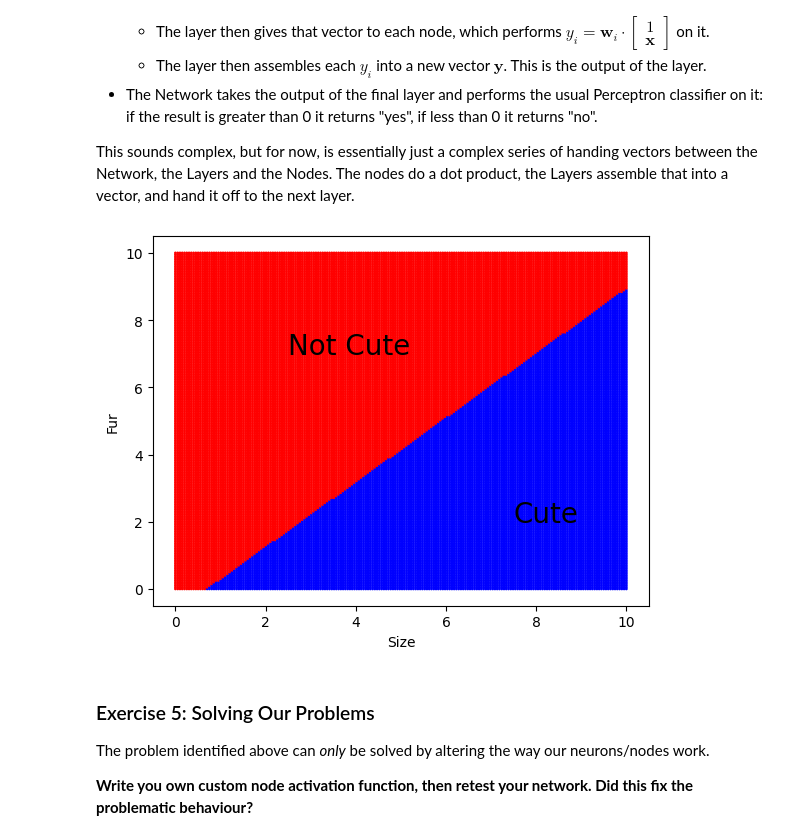
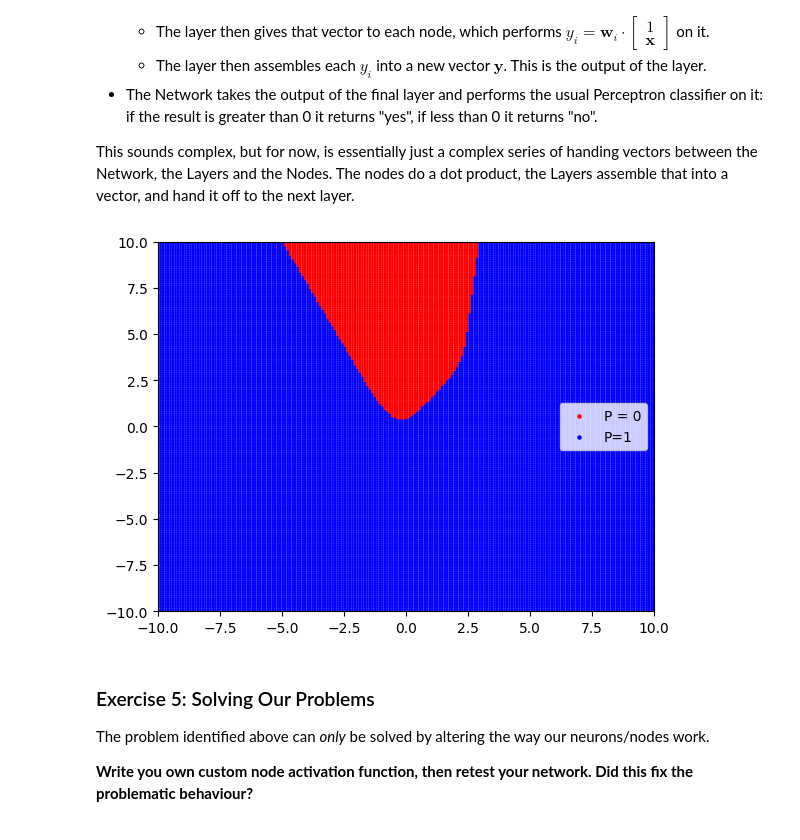
Before and after one commit to wtsi-hpag/xAIWorkshop, a Jupyter notebook: Code/notebook_solved.ipynb, the cells around one changed output. Drawn from its saved outputs; the diff is of its cells as text; code cells hidden in the pictures.

```diff
--- a/Code/notebook_solved.ipynb
+++ b/Code/notebook_solved.ipynb
@@ -496,39 +496,46 @@ class Network:
 		#Leave this for now. It's going to be a big one!
 		return
 # %%
-np.random.seed(1)
+# np.random.seed(1)
+
 network = Network(2,1)
 network.AddLayer(Layer(5))
 network.AddLayer(Layer(3))
 network.AddLayer(Layer(1))
 network.Initialise()
 
 cols = ['red','blue']
-x = np.linspace(0,10,200)
-y = np.linspace(0,10,200)
+x = np.linspace(-10,10,200)
+y = np.linspace(-10,10,200)
 
 N = len(x)*len(y)
 xs = np.zeros((N,))
 ys = np.zeros((N,))
 zs = ['']*N
 s= 0
 z = np.zeros((len(y),len(x)))
 for i,xp in enumerate(x):
 	for j,yp in enumerate(y):
 		l = network.Predict(np.array([xp,yp]))
 		xs[s] = xp
 		ys[s] = yp
 		zs[s] = cols[int(l)]
 		s+=1
 
+pt.scatter([-100],[-100],5,'r',label='P = 0')
+pt.scatter([-100],[100],5,'b',label='P=1')
+pt.legend()
 pt.scatter(xs,ys,1,zs)
-pt.annotate("Not Cute",[2.5,7],size=20)
-pt.annotate("Cute",[7.5,2],size=20)
-pt.xlabel("Size")
-pt.ylabel("Fur")
+pt.xlim([-10,10])
+pt.ylim([-10,10])
+# pt.annotate("Not Cute",[2.5,7],size=20)
+# pt.annotate("Cute",[7.5,2],size=20)
+# pt.xlabel("Size")
+# pt.ylabel("Fur")
+
 pt.show()
 # %% [output]
-[figure, old version]
+[figure, new version]
 # %% [markdown]
 ### Exercise 5: Solving Our Problems
 
```
Also changed, not shown: parts of 2 cells of this notebook, 10 other files.
